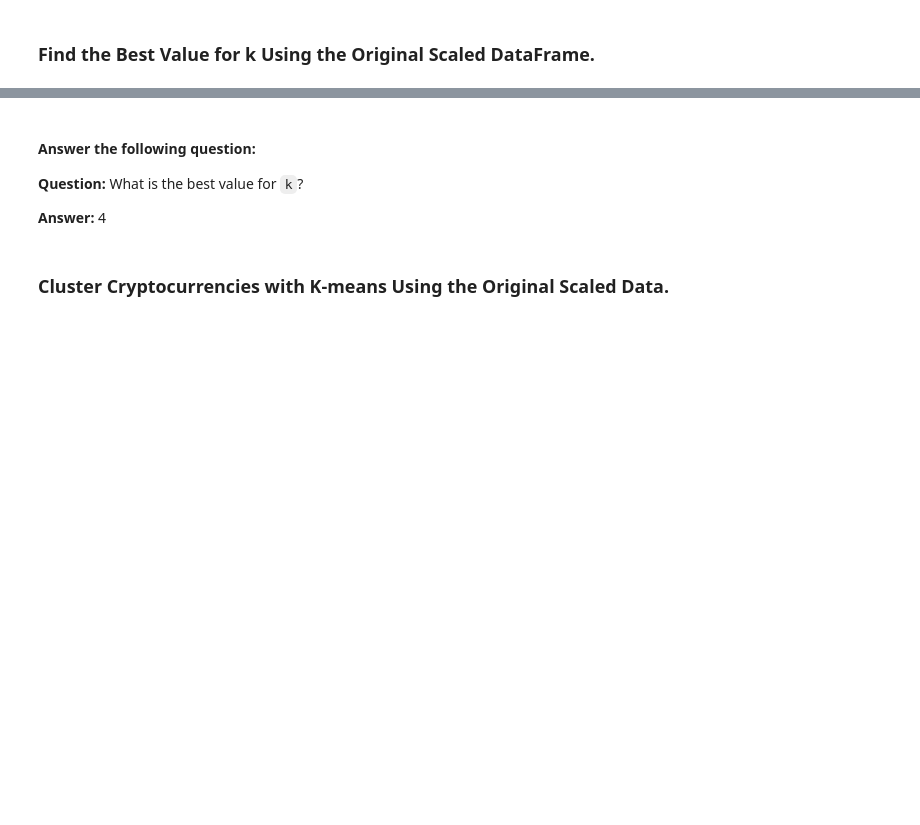
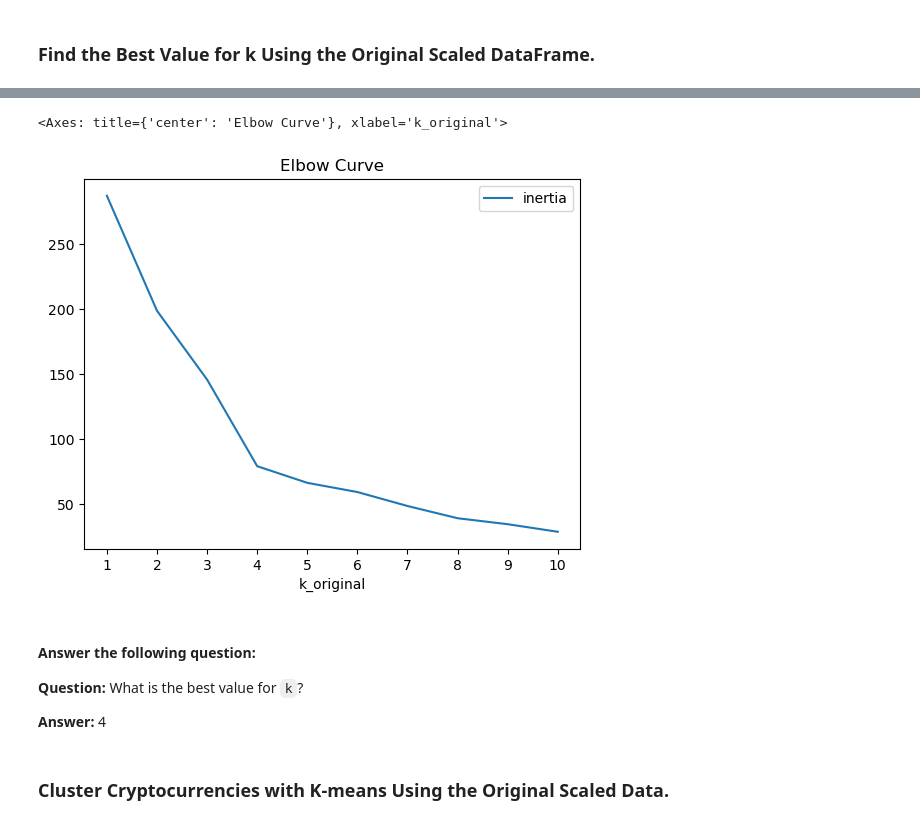
Before and after one commit to mcalabrese98/CryptoClustering, a Jupyter notebook: Crypto_Clustering.ipynb, the cells around one changed output, grey strips where cells are left out. Saved outputs shown, nothing was run; the diff lists cells and outputs as text; code cells hidden in the pictures; blank space fills up the shorter version.

```diff
--- a/Crypto_Clustering.ipynb
+++ b/Crypto_Clustering.ipynb
@@ -114,14 +135,17 @@ df_elbow_original
 # %%
 # Plot a line chart with all the inertia values computed with
 # the different values of k to visually identify the optimal value for k.
-elbow_plot = df_elbow_original.hvplot.line(
+elbow_plot = df_elbow_original.plot.line(
     x="k_original",
     y="inertia",
     title="Elbow Curve",
     xticks=k
 )
 
 elbow_plot
+# %% [output]
+<Axes: title={'center': 'Elbow Curve'}, xlabel='k_original'>
+[figure, added]
 # %% [markdown]
 #### Answer the following question:
 **Question:** What is the best value for `k`?
```
Also changed, not shown: parts of 19 cells of this notebook.
